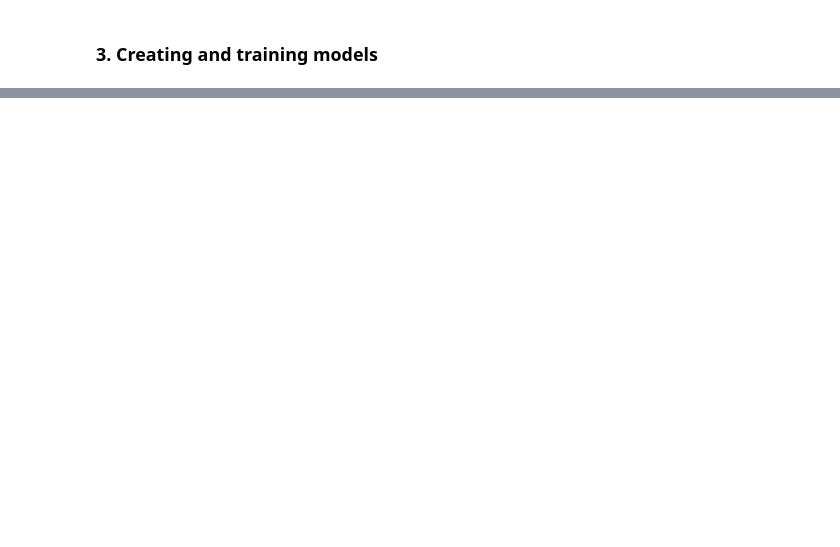
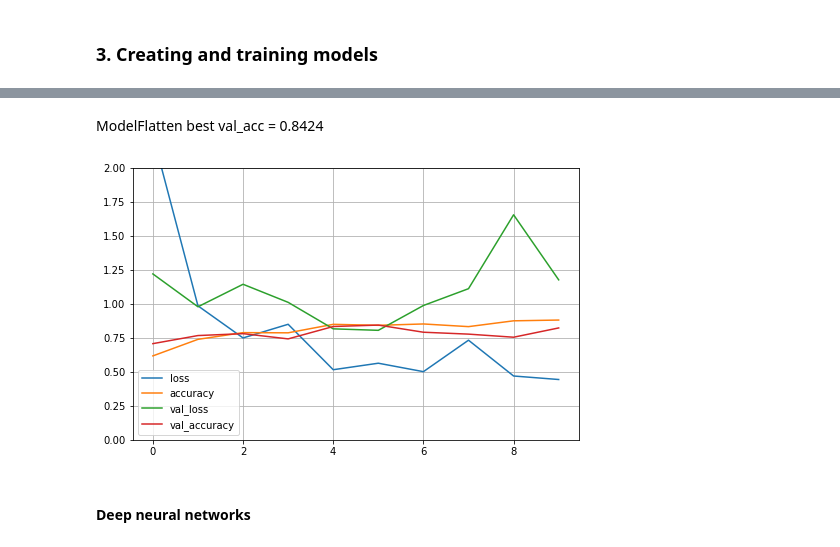
Before and after one commit to Stempnio/ml-tumor-classification, a Jupyter notebook: tumor_classifier.ipynb, the cells around one changed output, grey strips where cells are left out. Drawn from its saved outputs; the diff is of its cells as text; code cells hidden in the pictures; blank space fills up the shorter version.

```diff
--- a/tumor_classifier.ipynb
+++ b/tumor_classifier.ipynb
@@ -105,3 +139,13 @@ preprocessing = [
+# %%
+def create_callbacks():
+    return [
+        callbacks.EarlyStopping(monitor="val_accuracy", patience=10, verbose=1),
+
+        callbacks.ModelCheckpoint(model_name, monitor="val_accuracy",
+                                  verbose=1, save_best_only=True),
+    ]
+# %%
+_callbacks = create_callbacks()
 # %% [markdown]
 ### 3. Creating and training models
 # %% [markdown]
@@ -113,15 +157,14 @@ from keras import optimizers
 
 num_classes = 4
 
-modelFlatten = Sequential
-
-modelFlatten = Sequential()
-modelFlatten.add(Rescaling(1./255))
-modelFlatten.add(Flatten(input_shape=(img_height, img_width, 3)))
-modelFlatten.add(Dense(num_classes))
-modelFlatten.add(Activation("softmax"))
+modelFlatten = Sequential([
+    resize_and_rescale,
+    Flatten(),
+    Dense(num_classes),
+    Activation("softmax")
+])
 
 modelFlatten.compile(
   optimizer='adam',
-  loss=tf.losses.SparseCategoricalCrossentropy(from_logits=True),
+  loss="SparseCategoricalCrossentropy",
   metrics=['accuracy'])
@@ -192,0 +191,10 @@ Convolutional networks
+# %%
+from keras.callbacks import History
+
+history = modelFlatten.fit(
+    train_ds,
+    validation_data=val_ds,
+    epochs=10,
+    callbacks=_callbacks,
+    shuffle=True
+)
@@ -192,0 +222,13 @@ Convolutional networks
+# %% [markdown]
+ModelFlatten best val_acc = 0.8424
+# %%
+import pandas as pd
+
+pd.DataFrame(history.history).plot(figsize=(8, 5))
+plt.grid(True)
+plt.gca().set_ylim(0, 2)
+plt.show()
+# %% [output]
+[figure, added]
+# %% [markdown]
+#### Deep neural networks
```
Also changed, not shown: parts of 51 cells of this notebook, 1 other file.
